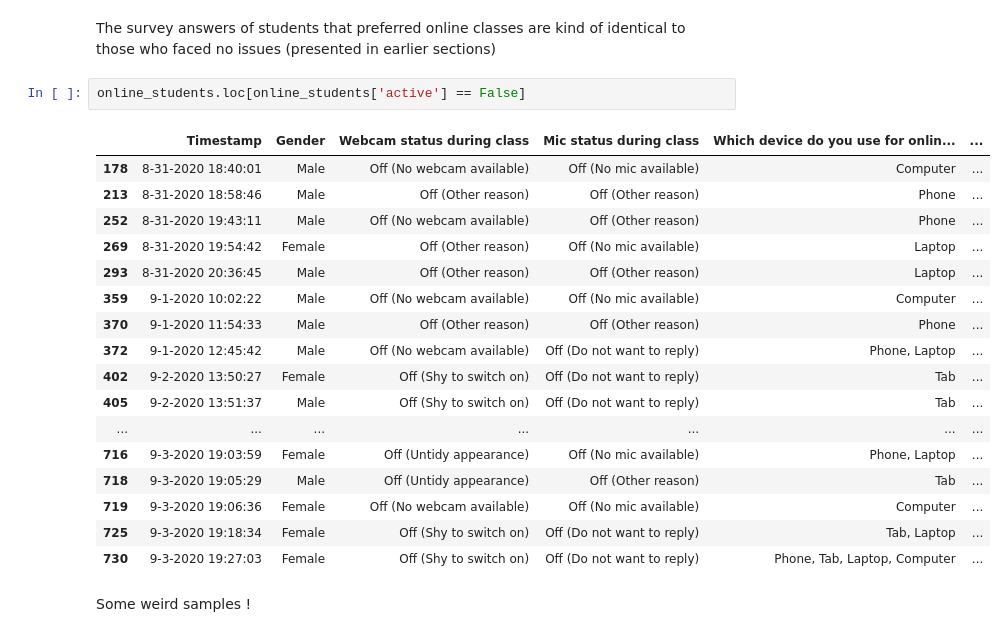
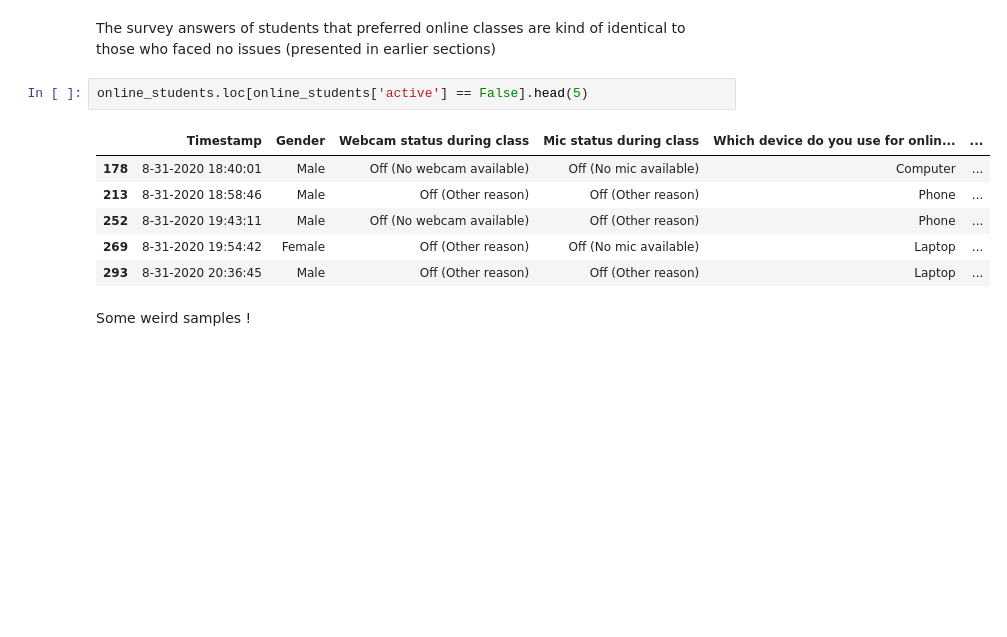
Before and after one commit to AhmadArrabi/Data-Analysis-Online-Learning-Survey, a Jupyter notebook: students_survey_analysis.ipynb, the cells around one changed output. Drawn from its saved outputs; the diff is of its cells as text; blank space fills up the shorter version.

```diff
--- a/students_survey_analysis.ipynb
+++ b/students_survey_analysis.ipynb
@@ -352,25 +358,14 @@ online_students.describe()
 # %% [markdown]
 The survey answers of students that preferred online classes are kind of identical to those who faced no issues (presented in earlier sections)
 # %%
-online_students.loc[online_students['active'] == False]
+online_students.loc[online_students['active'] == False].head(5)
 # %% [output]
 |  | Timestamp | Gender | Webcam status during class | Mic status during class | Which device do you use for onlin... | ... |
 | 178 | 8-31-2020 18:40:01 | Male | Off (No webcam available) | Off (No mic available) | Computer | ... |
 | 213 | 8-31-2020 18:58:46 | Male | Off (Other reason) | Off (Other reason) | Phone | ... |
 | 252 | 8-31-2020 19:43:11 | Male | Off (No webcam available) | Off (Other reason) | Phone | ... |
 | 269 | 8-31-2020 19:54:42 | Female | Off (Other reason) | Off (No mic available) | Laptop | ... |
 | 293 | 8-31-2020 20:36:45 | Male | Off (Other reason) | Off (Other reason) | Laptop | ... |
-| 359 | 9-1-2020 10:02:22 | Male | Off (No webcam available) | Off (No mic available) | Computer | ... |
-| 370 | 9-1-2020 11:54:33 | Male | Off (Other reason) | Off (Other reason) | Phone | ... |
-| 372 | 9-1-2020 12:45:42 | Male | Off (No webcam available) | Off (Do not want to reply) | Phone, Laptop | ... |
-| 402 | 9-2-2020 13:50:27 | Female | Off (Shy to switch on) | Off (Do not want to reply) | Tab | ... |
-| 405 | 9-2-2020 13:51:37 | Male | Off (Shy to switch on) | Off (Do not want to reply) | Tab | ... |
-| ... | ... | ... | ... | ... | ... | ... |
-| 716 | 9-3-2020 19:03:59 | Female | Off (Untidy appearance) | Off (No mic available) | Phone, Laptop | ... |
-| 718 | 9-3-2020 19:05:29 | Male | Off (Untidy appearance) | Off (Other reason) | Tab | ... |
-| 719 | 9-3-2020 19:06:36 | Female | Off (No webcam available) | Off (No mic available) | Computer | ... |
-| 725 | 9-3-2020 19:18:34 | Female | Off (Shy to switch on) | Off (Do not want to reply) | Tab, Laptop | ... |
-| 730 | 9-3-2020 19:27:03 | Female | Off (Shy to switch on) | Off (Do not want to reply) | Phone, Tab, Laptop, Computer | ... |
 # %% [markdown]
 Some weird samples !
 # %%
```
Also changed, not shown: parts of 13 cells of this notebook.
